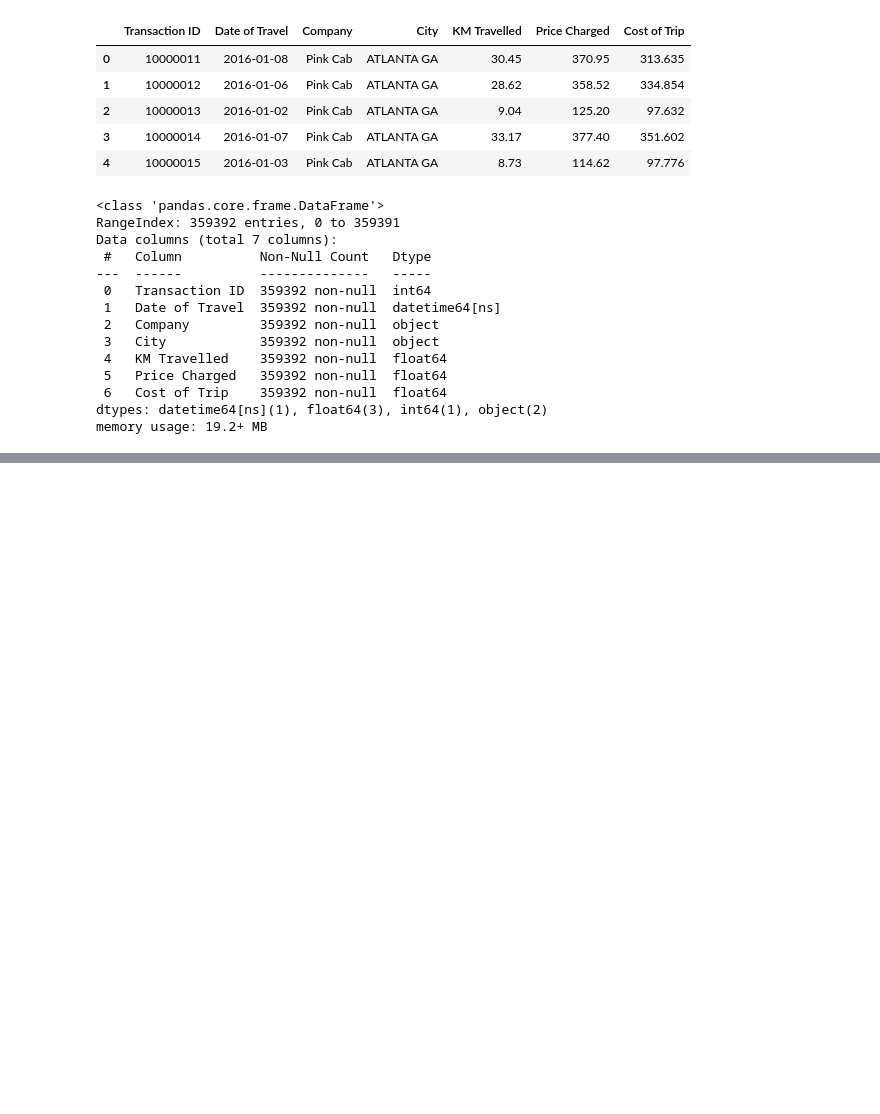
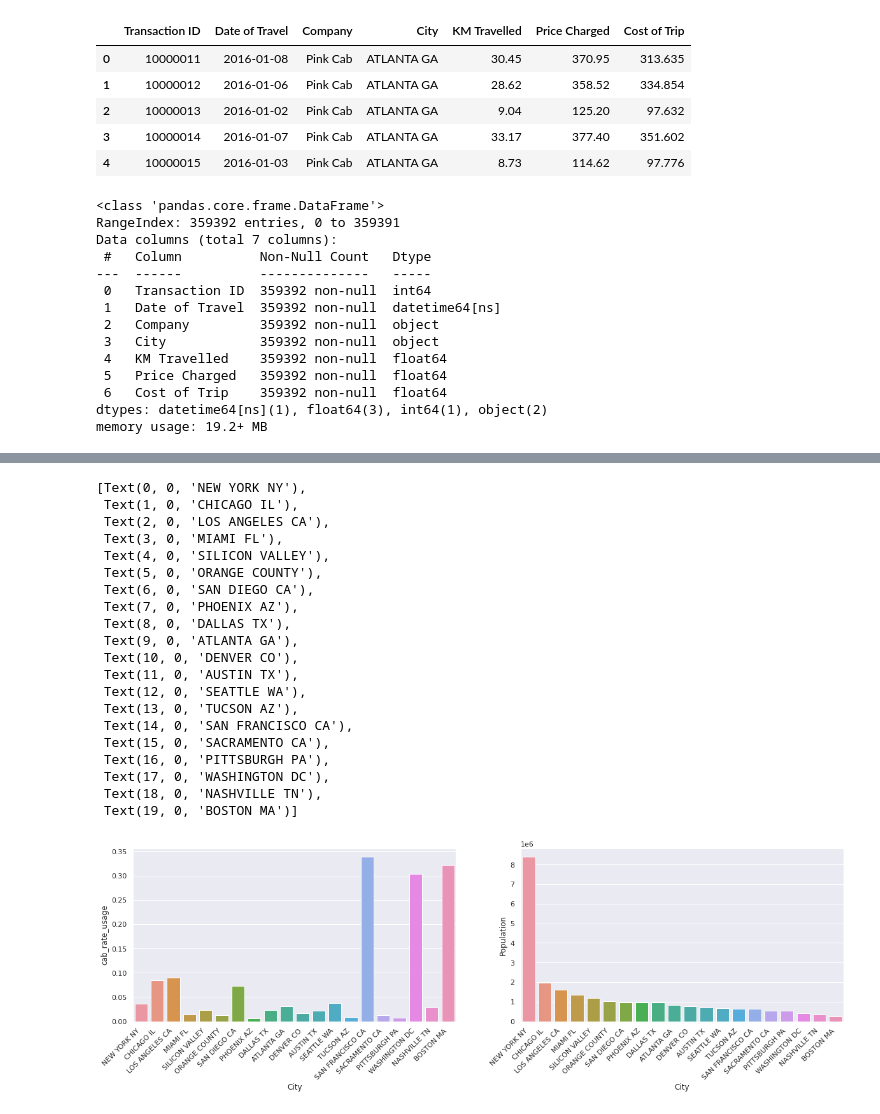
Before and after one commit to colinmburugu/DataSets, a Jupyter notebook: CABS.ipynb, the cells around one changed output, grey strips where cells are left out. Drawn from its saved outputs; the diff is of its cells as text; code cells hidden in the pictures; blank space fills up the shorter version.

Commit message:
visualizations

```diff
--- a/CABS.ipynb
+++ b/CABS.ipynb
@@ -109,0 +220,12 @@ memory usage: 19.2+ MB
+# %%
+def type_conversion(col):
+    var = []
+    for j in col:
+        k = float(j.replace(',',''))
+        var.append(k)
+    return var
+
+
+city_data['Population']= type_conversion(city_data['Population'])
+city_data['Users']= type_conversion(city_data['Users'])
+city_data.info()
@@ -109,0 +243,3 @@ memory usage: 19.2+ MB
+# %%
+city_data['cab_rate_usage'] = city_data['Users']/city_data['Population']
+city_data.head()
@@ -109,0 +253,35 @@ memory usage: 19.2+ MB
+# %%
+
+sns.set(rc={'figure.figsize':(20,5)})
+fig, ax =plt.subplots(1,2)
+
+
+x1 = sns.barplot(x="City", y="cab_rate_usage",  data=city_data,ax = ax[0])
+x2 = sns.barplot(x="City", y="Population", data=city_data ,ax= ax[1])
+
+
+
+x1.set_xticklabels(x1.get_xticklabels(), rotation=45, horizontalalignment='right')
+x2.set_xticklabels(x2.get_xticklabels(), rotation=45, horizontalalignment='right')
+# %% [output]
+[Text(0, 0, 'NEW YORK NY'),
+ Text(1, 0, 'CHICAGO IL'),
+ Text(2, 0, 'LOS ANGELES CA'),
+ Text(3, 0, 'MIAMI FL'),
+ Text(4, 0, 'SILICON VALLEY'),
+ Text(5, 0, 'ORANGE COUNTY'),
+ Text(6, 0, 'SAN DIEGO CA'),
+ Text(7, 0, 'PHOENIX AZ'),
+ Text(8, 0, 'DALLAS TX'),
+ Text(9, 0, 'ATLANTA GA'),
+ Text(10, 0, 'DENVER CO'),
+ Text(11, 0, 'AUSTIN TX'),
+ Text(12, 0, 'SEATTLE WA'),
+ Text(13, 0, 'TUCSON AZ'),
+ Text(14, 0, 'SAN FRANCISCO CA'),
+ Text(15, 0, 'SACRAMENTO CA'),
+ Text(16, 0, 'PITTSBURGH PA'),
+ Text(17, 0, 'WASHINGTON DC'),
+ Text(18, 0, 'NASHVILLE TN'),
+ Text(19, 0, 'BOSTON MA')]
+[figure, added]
```
Also changed, not shown: parts of 21 cells of this notebook.
